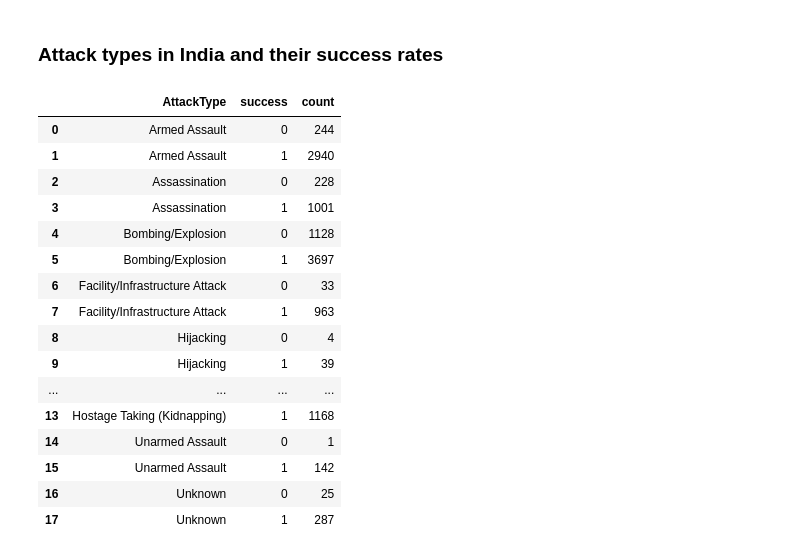
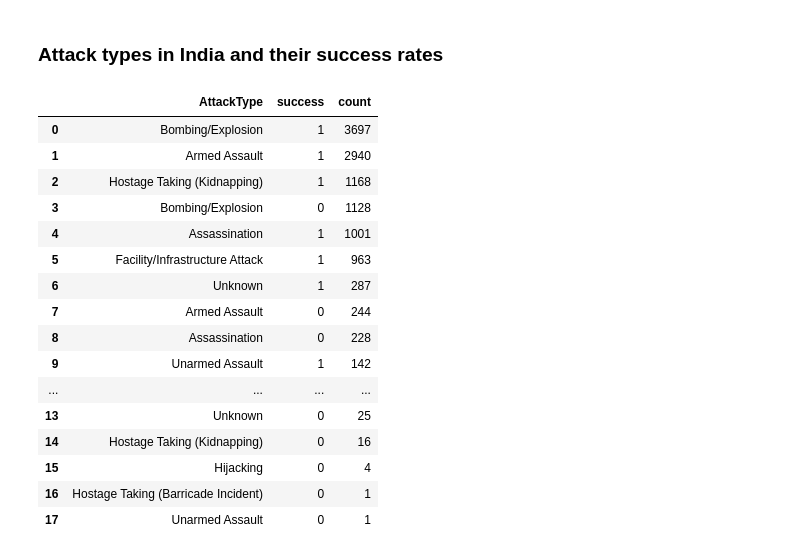
Before and after one commit to Gemini-Abhi/Machine-Learning-projects, a Jupyter notebook: Terrorism Project/Terrorism.ipynb, the cells around one changed output. Drawn from its saved outputs; the diff is of its cells as text; code cells hidden in the pictures.

```diff
--- a/Terrorism Project/Terrorism.ipynb
+++ b/Terrorism Project/Terrorism.ipynb
@@ -537,23 +537,23 @@ sns.barplot(x='success',y='percentage',data=India_success,palette=['green','red'
 # %% [markdown]
 ### Attack types in India and their success rates
 # %%
-attack_type_India = India.groupby(['AttackType','success']).size().reset_index(name='count')
+attack_type_India = India.groupby(['AttackType','success']).size().sort_values(ascending=False).reset_index(name='count')
 attack_type_India
 # %% [output]
 |  | AttackType | success | count |
-| 0 | Armed Assault | 0 | 244 |
+| 0 | Bombing/Explosion | 1 | 3697 |
 | 1 | Armed Assault | 1 | 2940 |
-| 2 | Assassination | 0 | 228 |
-| 3 | Assassination | 1 | 1001 |
-| 4 | Bombing/Explosion | 0 | 1128 |
-| 5 | Bombing/Explosion | 1 | 3697 |
-| 6 | Facility/Infrastructure Attack | 0 | 33 |
-| 7 | Facility/Infrastructure Attack | 1 | 963 |
-| 8 | Hijacking | 0 | 4 |
-| 9 | Hijacking | 1 | 39 |
+| 2 | Hostage Taking (Kidnapping) | 1 | 1168 |
+| 3 | Bombing/Explosion | 0 | 1128 |
+| 4 | Assassination | 1 | 1001 |
+| 5 | Facility/Infrastructure Attack | 1 | 963 |
+| 6 | Unknown | 1 | 287 |
+| 7 | Armed Assault | 0 | 244 |
+| 8 | Assassination | 0 | 228 |
+| 9 | Unarmed Assault | 1 | 142 |
 | ... | ... | ... | ... |
-| 13 | Hostage Taking (Kidnapping) | 1 | 1168 |
-| 14 | Unarmed Assault | 0 | 1 |
-| 15 | Unarmed Assault | 1 | 142 |
-| 16 | Unknown | 0 | 25 |
-| 17 | Unknown | 1 | 287 |
+| 13 | Unknown | 0 | 25 |
+| 14 | Hostage Taking (Kidnapping) | 0 | 16 |
+| 15 | Hijacking | 0 | 4 |
+| 16 | Hostage Taking (Barricade Incident) | 0 | 1 |
+| 17 | Unarmed Assault | 0 | 1 |
```
Also changed, not shown: parts of 1 cell of this notebook, 25 other files.
